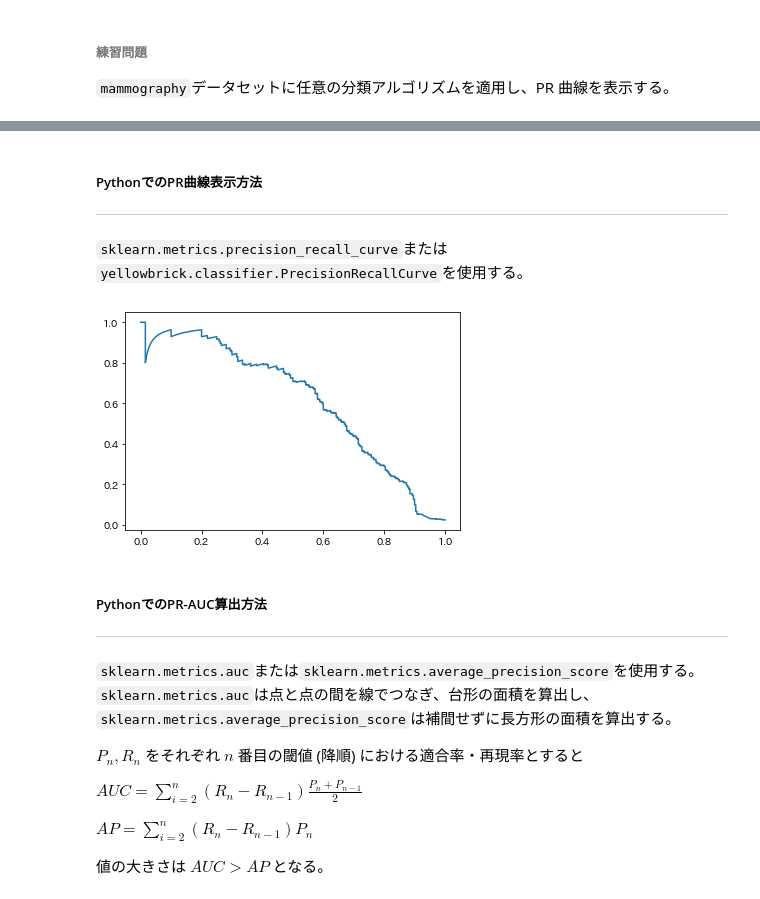
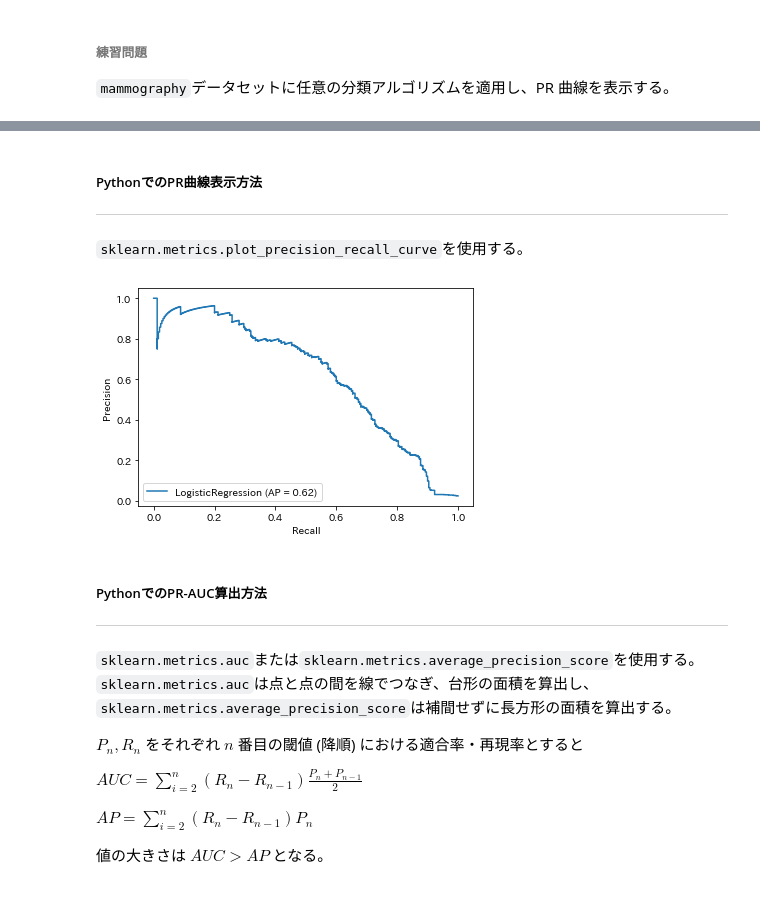
Before and after one commit to zukein/data-science-lecture, a Jupyter notebook: workspace/intermediate/imbalanced_data.ipynb, the cells around one changed output, grey strips where cells are left out. Drawn from its saved outputs; the diff is of its cells as text; code cells hidden in the pictures.

```diff
--- a/workspace/intermediate/imbalanced_data.ipynb
+++ b/workspace/intermediate/imbalanced_data.ipynb
@@ -419,5 +425,5 @@ plt.show()
 # %% [markdown]
 ##### PythonでのPR曲線表示方法
 ---
-`sklearn.metrics.precision_recall_curve`または`yellowbrick.classifier.PrecisionRecallCurve`を使用する。
+`sklearn.metrics.plot_precision_recall_curve`を使用する。
 # %%
@@ -425,9 +431,8 @@ metrics.precision_recall_curve??
-# %%
-pre, rec, _ = metrics.precision_recall_curve(pred['正解'], pred['確率'])
-plt.plot(rec, pre)
-plt.show()
-# %% [output]
-[figure, removed]
+# %%
+metrics.plot_precision_recall_curve(model, x, y)
+plt.show()
+# %% [output]
+[figure, added]
 # %% [markdown]
 ##### PythonでのPR-AUC算出方法
 ---
```
Also changed, not shown: parts of 17 cells of this notebook.
